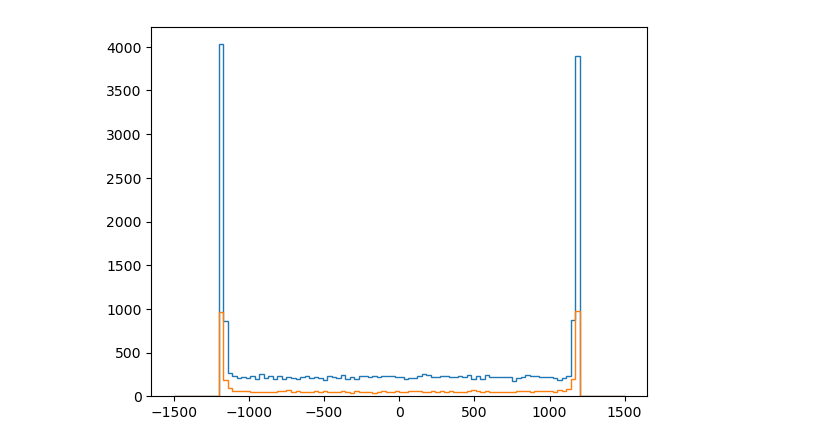
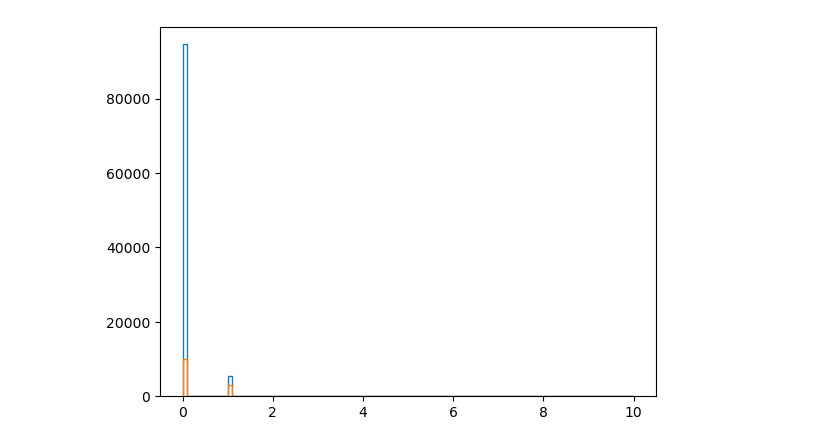
Before and after one commit to acolijn/G4FastSim, a Jupyter notebook: notebook/compare.ipynb, the cells around one changed output. Saved outputs shown, nothing was run; the diff lists cells and outputs as text; code cells hidden in the pictures.

```diff
--- a/notebook/compare.ipynb
+++ b/notebook/compare.ipynb
@@ -57,13 +67,5 @@ h= plt.hist(fast['nc'],bins=100, range=(0,10), histtype='step')
-# %%
-cut = (std['nc']==1)
-zh =ak.to_numpy(ak.flatten(std['zh'][cut]))
-h= plt.hist(zh, bins=100, histtype='step', range=(-1500,1500),label='standard')
-
-cutf = (fast['nc']==1) #& (std['e']>0.00001
-zhf =ak.to_numpy(ak.flatten(fast['zh'][cutf]))
-wf =ak.to_numpy(ak.flatten(fast['wh'][cutf]))
-
-h= plt.hist(zhf, weights=np.exp(wf), bins=100, histtype='step', range=(-1500,1500),label='fast')
-plt.show()
-# %% [output]
-[figure, removed]
+# %%
+h=plt.hist(std['ncomp'][cut],bins=100, range=(0,10), histtype='step')
+h=plt.hist(fast['ncomp'],weights=np.exp(fast['w'])*rel_weight, bins=100, range=(0,10), histtype='step')
+# %% [output]
+[figure, added]
```
Also changed, not shown: parts of 5 cells of this notebook, 12 other files.
